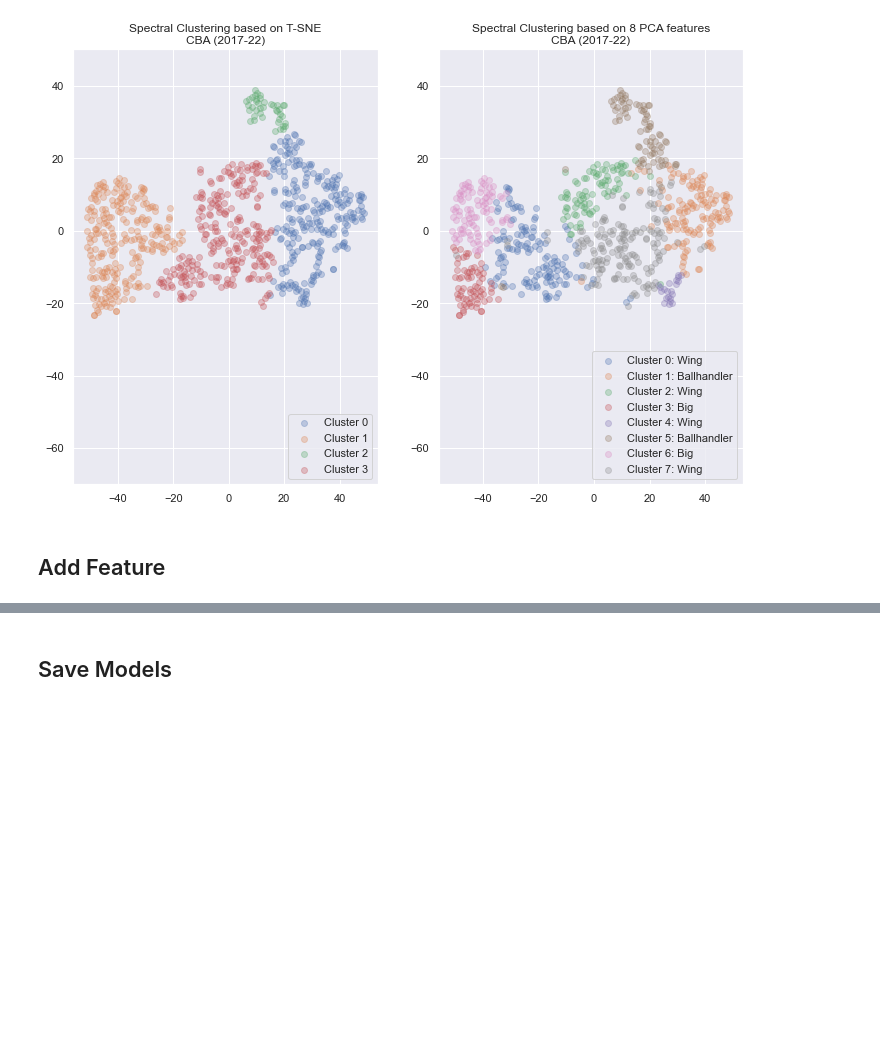
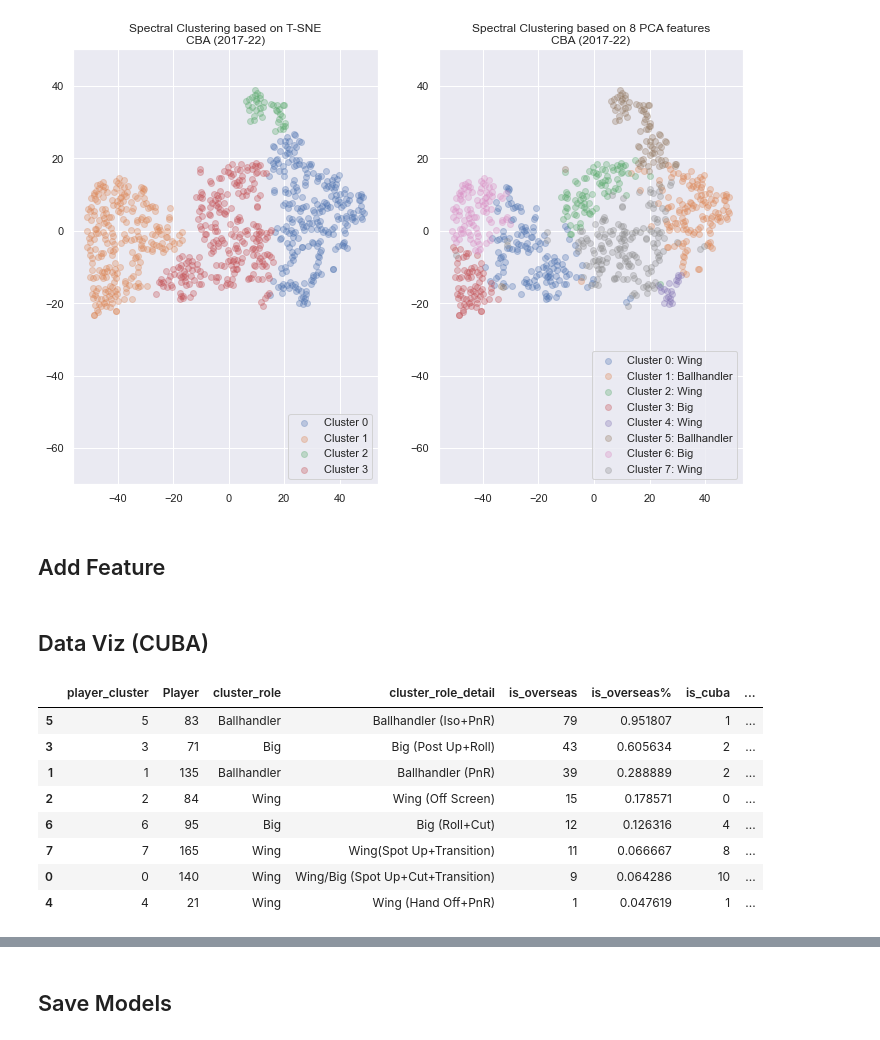
Before and after one commit to xulianrenzoku/synergy_clustering, a Jupyter notebook: cba_clustering_models.ipynb, the cells around one changed output, grey strips where cells are left out. Saved outputs shown, nothing was run; the diff lists cells and outputs as text; code cells hidden in the pictures; blank space fills up the shorter version.

```diff
--- a/cba_clustering_models.ipynb
+++ b/cba_clustering_models.ipynb
@@ -754,3 +759,23 @@ cuba_players = ['Baiqing Zhao', 'Yiyang Li', 'Dianliang Zhang', 'Dong Liu',
                ]
 # %%
 df['is_cuba'] = df['Player'].apply(lambda x: 1 if x in cuba_players else 0)
+# %% [markdown]
+## Data Viz (CUBA)
+# %%
+temp = df.groupby(['player_cluster']).count()[['Player']].reset_index()
+temp['cluster_role'] = temp['player_cluster'].map(cluster_dict)
+temp['cluster_role_detail'] = temp['player_cluster'].map(cluster_dict_detail)
+for t in ['overseas', 'cuba']:
+    temp = temp.merge(df.groupby(['player_cluster'])[[f'is_{t}']].sum().reset_index())
+    temp[f'is_{t}%'] = temp[f'is_{t}'] / temp['Player']
+temp.sort_values('is_overseas%', ascending=False)
+# %% [output]
+|  | player_cluster | Player | cluster_role | cluster_role_detail | is_overseas | is_overseas% | is_cuba | ... |
+| 5 | 5 | 83 | Ballhandler | Ballhandler (Iso+PnR) | 79 | 0.951807 | 1 | ... |
+| 3 | 3 | 71 | Big | Big (Post Up+Roll) | 43 | 0.605634 | 2 | ... |
+| 1 | 1 | 135 | Ballhandler | Ballhandler (PnR) | 39 | 0.288889 | 2 | ... |
+| 2 | 2 | 84 | Wing | Wing (Off Screen) | 15 | 0.178571 | 0 | ... |
+| 6 | 6 | 95 | Big | Big (Roll+Cut) | 12 | 0.126316 | 4 | ... |
+| 7 | 7 | 165 | Wing | Wing(Spot Up+Transition) | 11 | 0.066667 | 8 | ... |
+| 0 | 0 | 140 | Wing | Wing/Big (Spot Up+Cut+Transition) | 9 | 0.064286 | 10 | ... |
+| 4 | 4 | 21 | Wing | Wing (Hand Off+PnR) | 1 | 0.047619 | 1 | ... |
```
Also changed, not shown: parts of 8 cells of this notebook.
